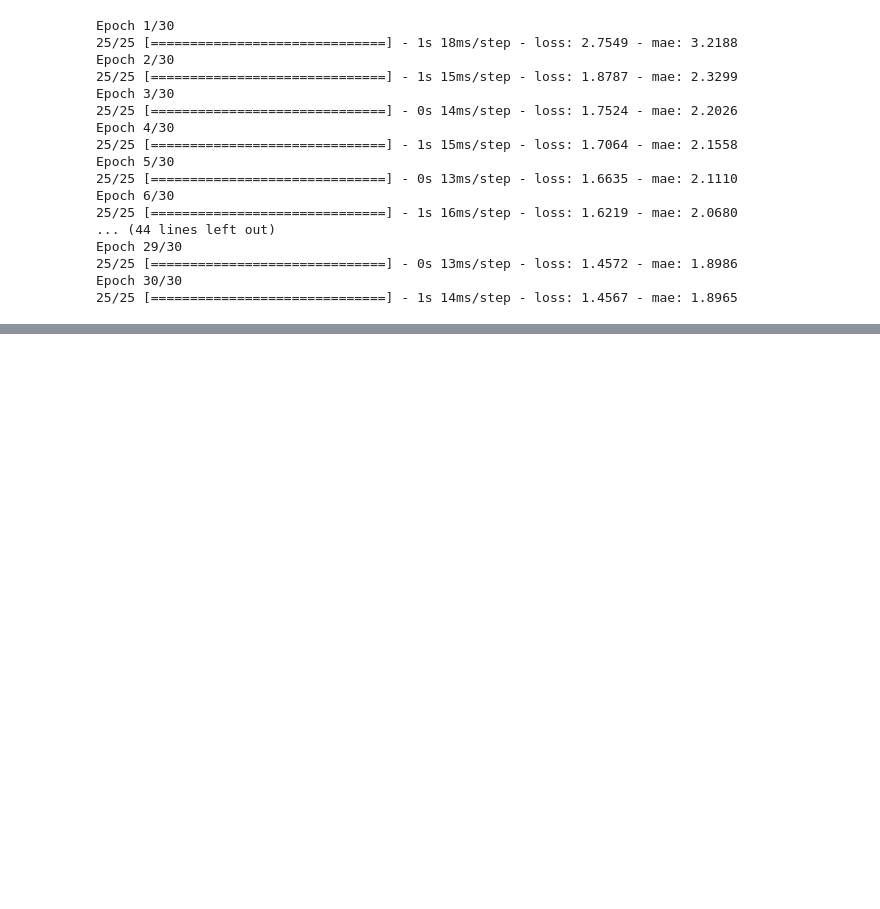
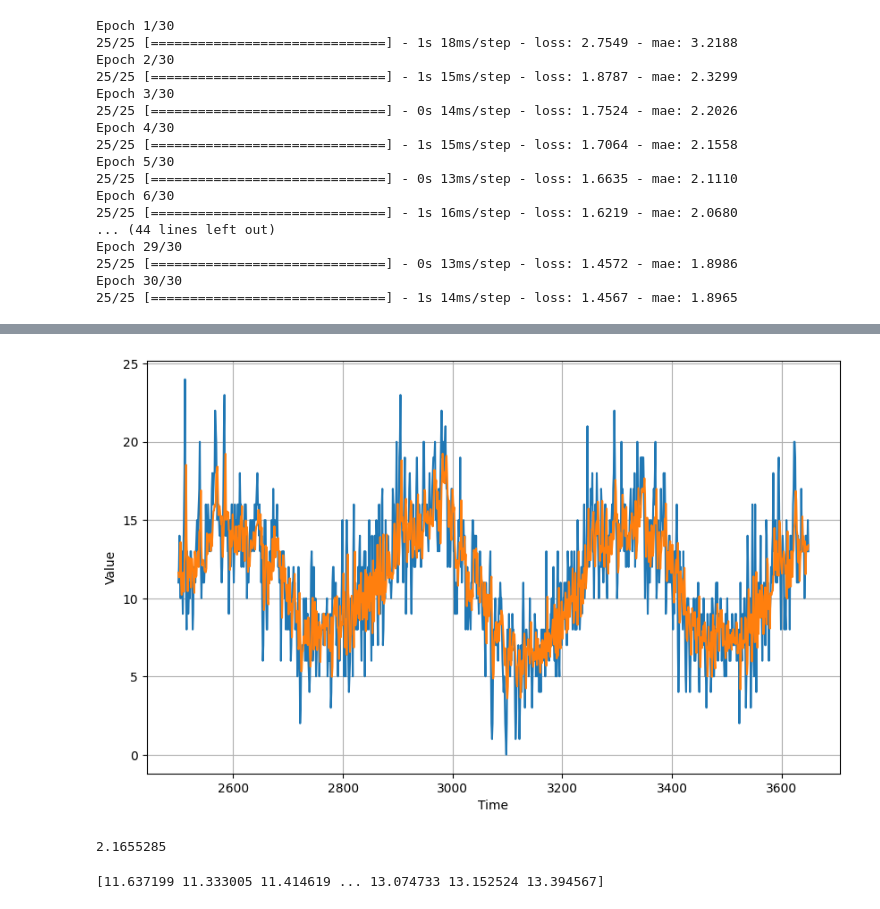
Before and after one commit to DanielEduardoLopez/DEVF-Tensorflow, a Jupyter notebook: Challenge8_TimeSeries2.ipynb, the cells around one changed output, grey strips where cells are left out. Cells and saved outputs as stored; diff of their text form; code cells hidden in the pictures; blank space fills up the shorter version.

```diff
--- a/Challenge8_TimeSeries2.ipynb
+++ b/Challenge8_TimeSeries2.ipynb
@@ -138,10 +138,11 @@ plt.axis([1e-8, 1e-4, 0, 60])
 tf.keras.backend.clear_session()
 tf.random.set_seed(51)
 np.random.seed(51)
-train_set = windowed_dataset(x_train, window_size=60, batch_size=100, shuffle_buffer=shuffle_buffer_size)
+window_size = 60
+train_set = windowed_dataset(x_train, window_size=window_size, batch_size=100, shuffle_buffer=shuffle_buffer_size)
 model = tf.keras.models.Sequential([
 # YOUR CODE HERE
-    tf.keras.layers.Dense(1024, input_shape=[60], activation="relu"),
+    tf.keras.layers.Dense(1024, input_shape=[window_size], activation="relu"),
     # tf.keras.layers.Dropout(.10), # Performance was better with no Dropout
     tf.keras.layers.Dense(512, activation="relu"),
     # tf.keras.layers.Dropout(.10), # Performance was better with no Dropout
@@ -176,4 +177,3 @@ Epoch 30/30
 25/25 [==============================] - 1s 14ms/step - loss: 1.4567 - mae: 1.8965
 # %%
 rnn_forecast = model_forecast(model, series[..., np.newaxis], window_size)
-rnn_forecast = rnn_forecast[split_time - window_size:-1, -1, 0]
@@ -180,13 +198,21 @@ rnn_forecast = rnn_forecast[split_time - window_size:-1, -1, 0]
+# %%
+rnn_forecast_array = rnn_forecast[split_time - window_size -1:-1]
 # %%
 plt.figure(figsize=(10, 6))
 plot_series(time_valid, x_valid)
-plot_series(time_valid, rnn_forecast)
+plot_series(time_valid, rnn_forecast_array)
 
 # EXPECTED OUTPUT. PLOT SHOULD SHOW PROJECTIONS FOLLOWING ORIGINAL DATA CLOSELY
+# %% [output]
+[figure, added]
 # %%
-tf.keras.metrics.mean_absolute_error(x_valid, rnn_forecast).numpy()
+tf.keras.metrics.mean_absolute_error(x_valid, rnn_forecast_array).numpy()
 
 # EXPECTED OUTPUT MAE < 2 -- I GOT 1.789626
+# %% [output]
+2.1655285
 # %%
-print(rnn_forecast)
+print(rnn_forecast_array)
 # EXPECTED OUTPUT -- ARRAY OF VALUES IN THE LOW TEENS
+# %% [output]
+[11.637199 11.333005 11.414619 ... 13.074733 13.152524 13.394567]
```
Also changed, not shown: parts of 1 cell of this notebook.
